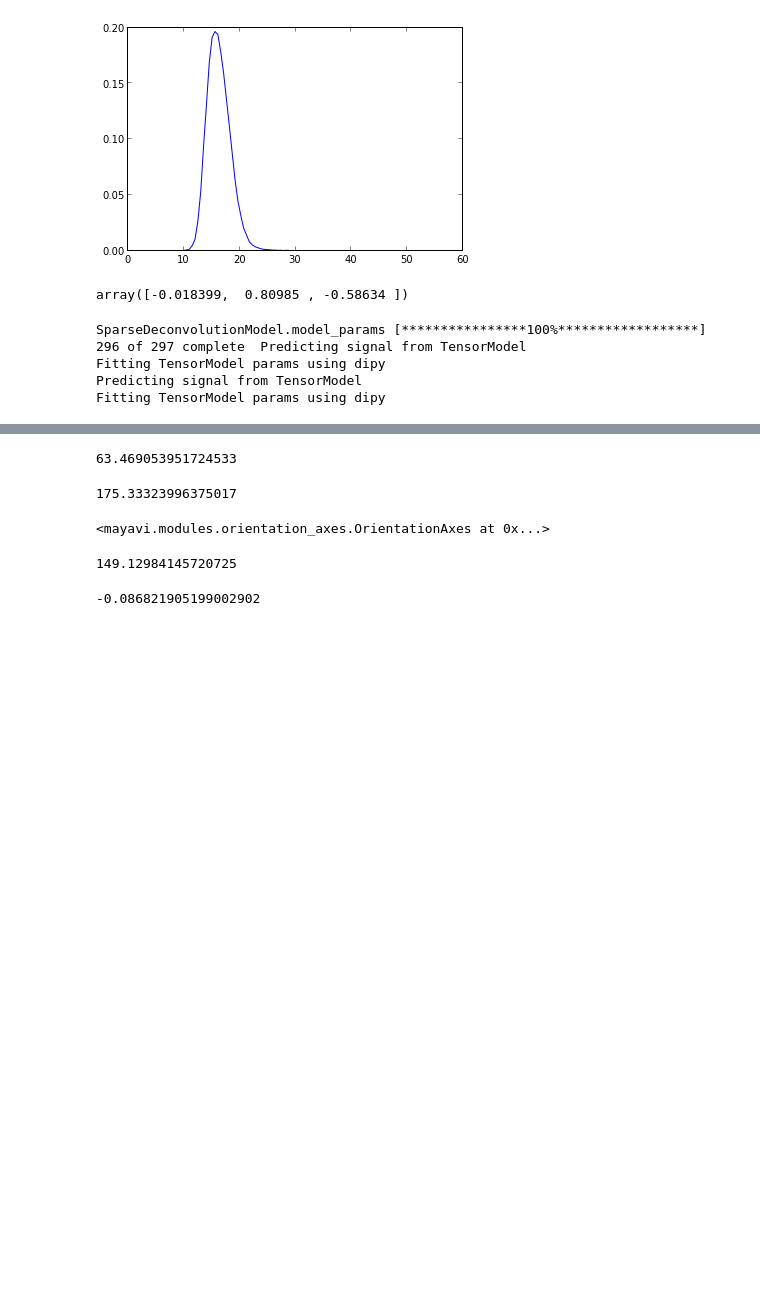
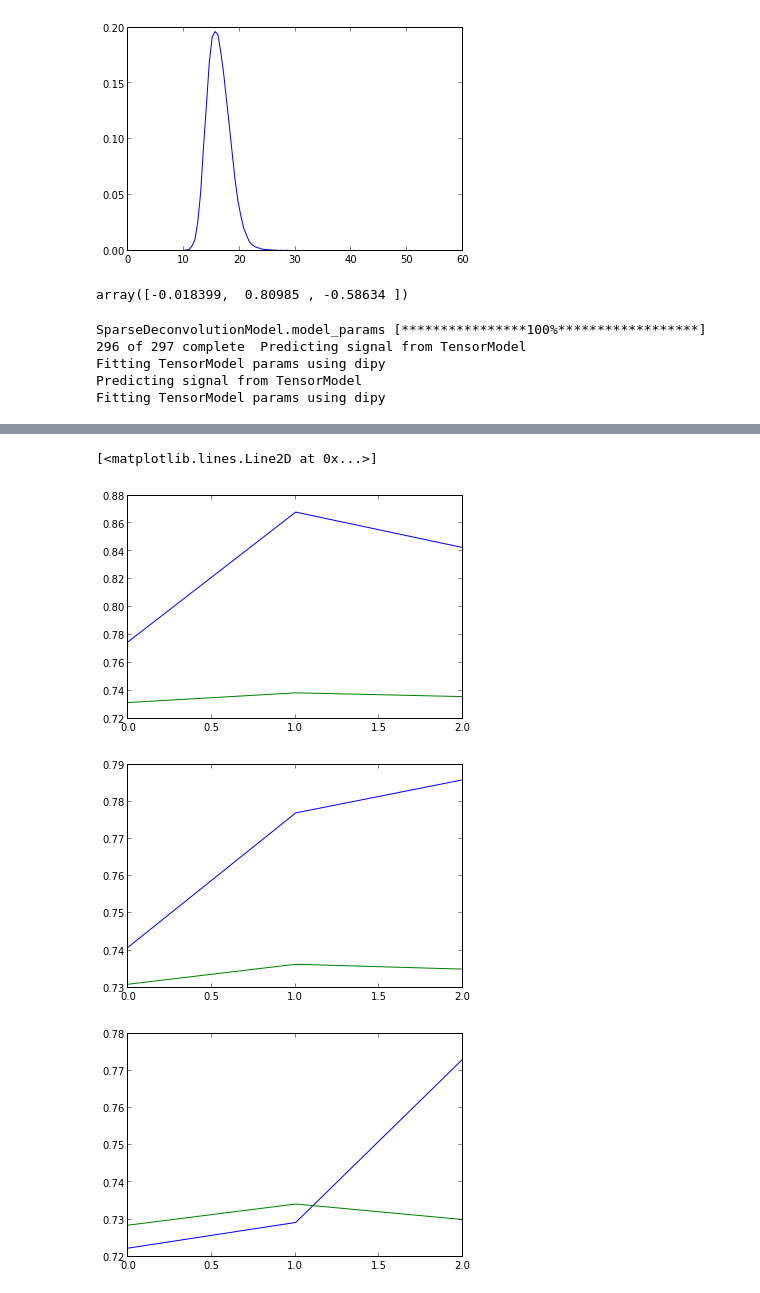
Before and after one commit to arokem/osmosis, a Jupyter notebook: osmosis/ipynb/Simulations2.ipynb, the cells around one changed output, grey strips where cells are left out. Saved outputs shown, nothing was run; the diff lists cells and outputs as text; code cells hidden in the pictures; blank space fills up the shorter version.

```diff
--- a/osmosis/ipynb/Simulations2.ipynb
+++ b/osmosis/ipynb/Simulations2.ipynb
@@ -430,34 +329,17 @@ np.rad2deg(ozu.vector_angle(*SFM1.cluster_fodf[-1,0,0][:2]))
-# %%
-np.rad2deg(ozu.vector_angle(*SFM2.cluster_fodf[-1,0,0][:2]))
-# %% [output]
-63.469053951724533
-# %%
-np.rad2deg(ozu.vector_angle(TM1.principal_diffusion_direction[i, j, k], TM2.principal_diffusion_direction[i, j, k]))
-# %% [output]
-175.33323996375017
-# %%
-%gui wx
-vox_idx = (-1,0,0)
-
-fig = maya.plot_signal_interp(SFM1.bvecs[:, SFM1.b_idx], SFM1.model_diffusion()[vox_idx])
-maya.plot_odf_interp(SFM1.bvecs[:, SFM1.b_idx], 10*SFM1.model_params[vox_idx], figure=fig, origin=[0,-2,0])
-maya.plot_signal_interp(SFM2.bvecs[:, SFM2.b_idx], SFM1.fit[vox_idx]/SFM1.S0[vox_idx], origin=[0,2,0], figure=fig)
-maya.plot_signal_interp(SFM2.bvecs[:, SFM2.b_idx], TM1.model_diffusion_distance[vox_idx], origin=[0,4,0], figure=fig)
-
-
-maya.plot_signal_interp(SFM2.bvecs[:, SFM2.b_idx], SFM2.model_diffusion()[vox_idx], origin=[-5,0,0], figure=fig)
-maya.plot_odf_interp(SFM2.bvecs[:, SFM2.b_idx], 10*SFM2.model_params[vox_idx], origin=[-5,-2,0], figure=fig)
-maya.plot_signal_interp(SFM2.bvecs[:, SFM2.b_idx], SFM2.fit[vox_idx]/SFM2.S0[vox_idx], origin=[-5,2,0], figure=fig)
-maya.plot_signal_interp(SFM2.bvecs[:, SFM2.b_idx], TM1.model_diffusion_distance[vox_idx], origin=[-5,4,0], figure=fig)
-
-maya.maya.orientation_axes()
-# %% [output]
-<mayavi.modules.orientation_axes.OrientationAxes at 0x...>
-# %%
-np.rad2deg(np.arccos(np.dot(TM1.evecs[i,j,k][0], TM2.evecs[i,j,k][0])))
-# %% [output]
-149.12984145720725
-# %%
-np.min(TM1.tensors[i,j,k]- TM2.tensors[i,j,k])
-# %% [output]
--0.086821905199002902
+# %%
+median_r_sfm = np.array(r_sfm)
+median_r_dt = np.array(r_dt)
+
+plot(median_r_dt[:,-1,0])
+plot(median_r_sfm[:,-1,0])
+figure()
+plot(median_r_dt[:,5,0])
+plot(median_r_sfm[:,5,0])
+figure()
+plot(median_r_dt[:,0,0])
+plot(median_r_sfm[:,0,0])
+# %% [output]
+[<matplotlib.lines.Line2D at 0x...>]
+[figure, added]
+[figure, added]
+[figure, added]
```
Also changed, not shown: parts of 17 cells of this notebook.
